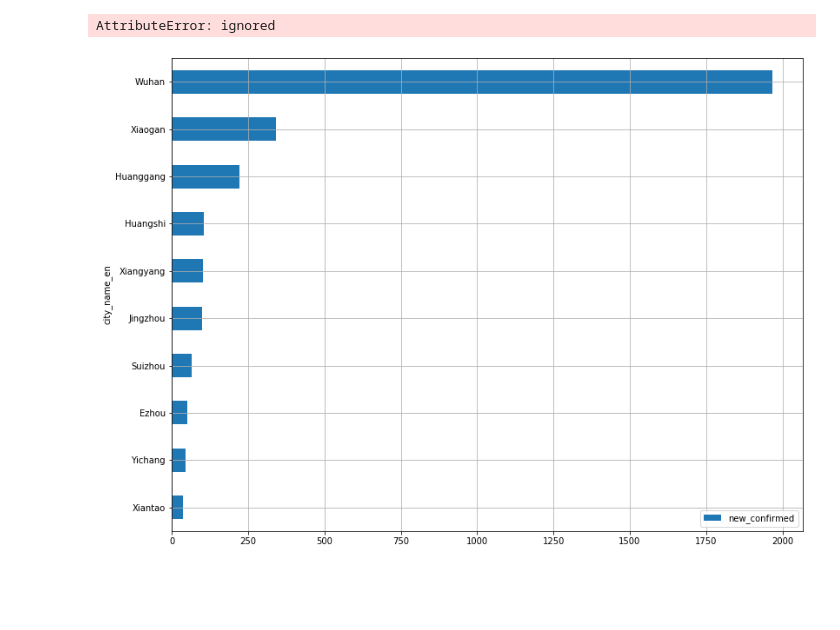
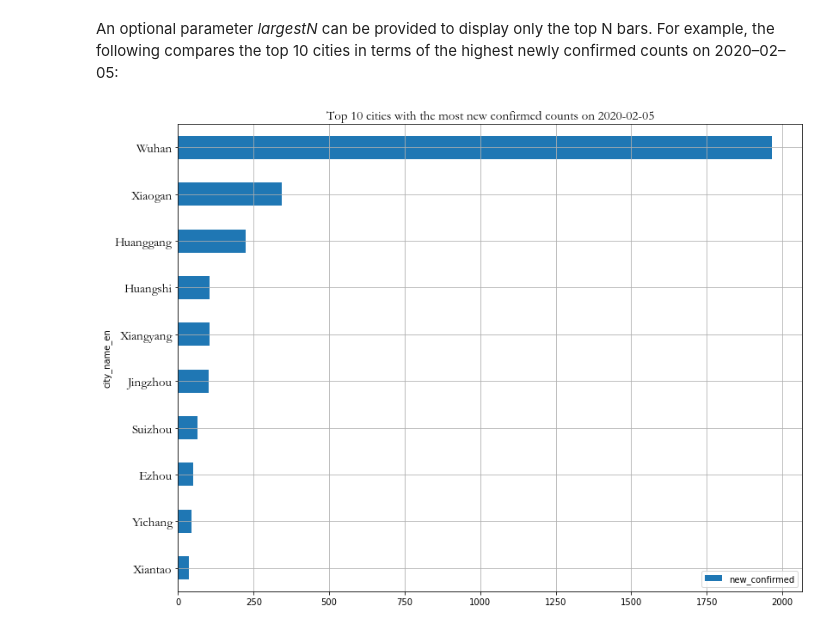
Before and after one commit to jianxu305/nCov2019_analysis, a Jupyter notebook: src/coronavirus_demo_colab.ipynb, the cells around one changed output. Drawn from its saved outputs; the diff is of its cells as text; code cells hidden in the pictures; blank space fills up the shorter version.

```diff
--- a/src/coronavirus_demo_colab.ipynb
+++ b/src/coronavirus_demo_colab.ipynb
@@ -70,7 +155,7 @@ plt.show()
+# %% [markdown]
+An optional parameter *largestN* can be provided to display only the top N bars. For example, the following compares the top 10 cities in terms of the highest newly confirmed counts on 2020–02–05:
 # %%
-ax = utils.cross_sectional_bar(daily_frm, '2020-02-05', col='new_confirmed', groupby='city_name_en', largestN=10)
-ax.set_title('Top 10 cities with the most new confirmed counts on 2020-02-05' )
+fig = utils.cross_sectional_bar(daily_frm, '2020-02-05', col='new_confirmed', groupby='city_name_en', largestN=10, title='Top 10 cities with the most new confirmed counts on 2020-02-05' )
 plt.show()
 # %% [output]
-AttributeError: ignored
-[figure, old version]
+[figure, new version]
```
Also changed, not shown: parts of 27 cells of this notebook.
